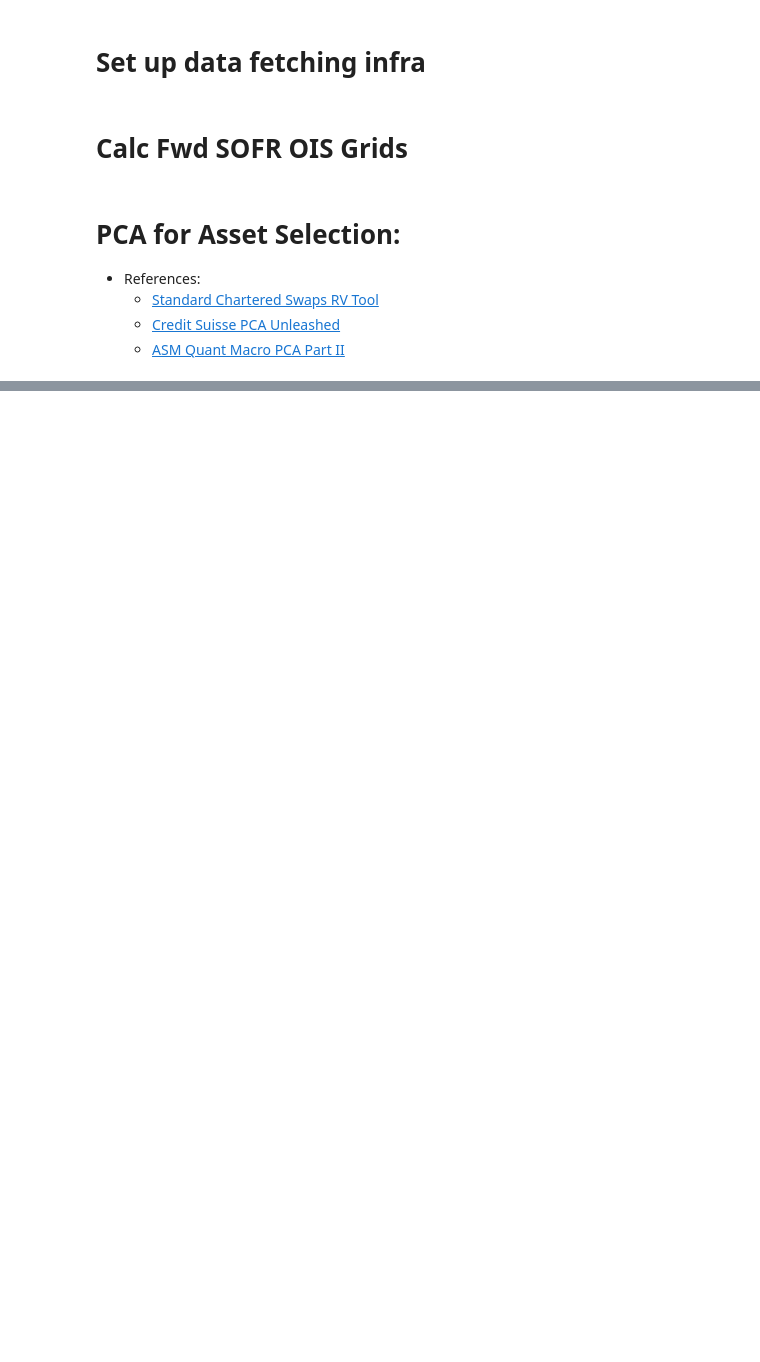
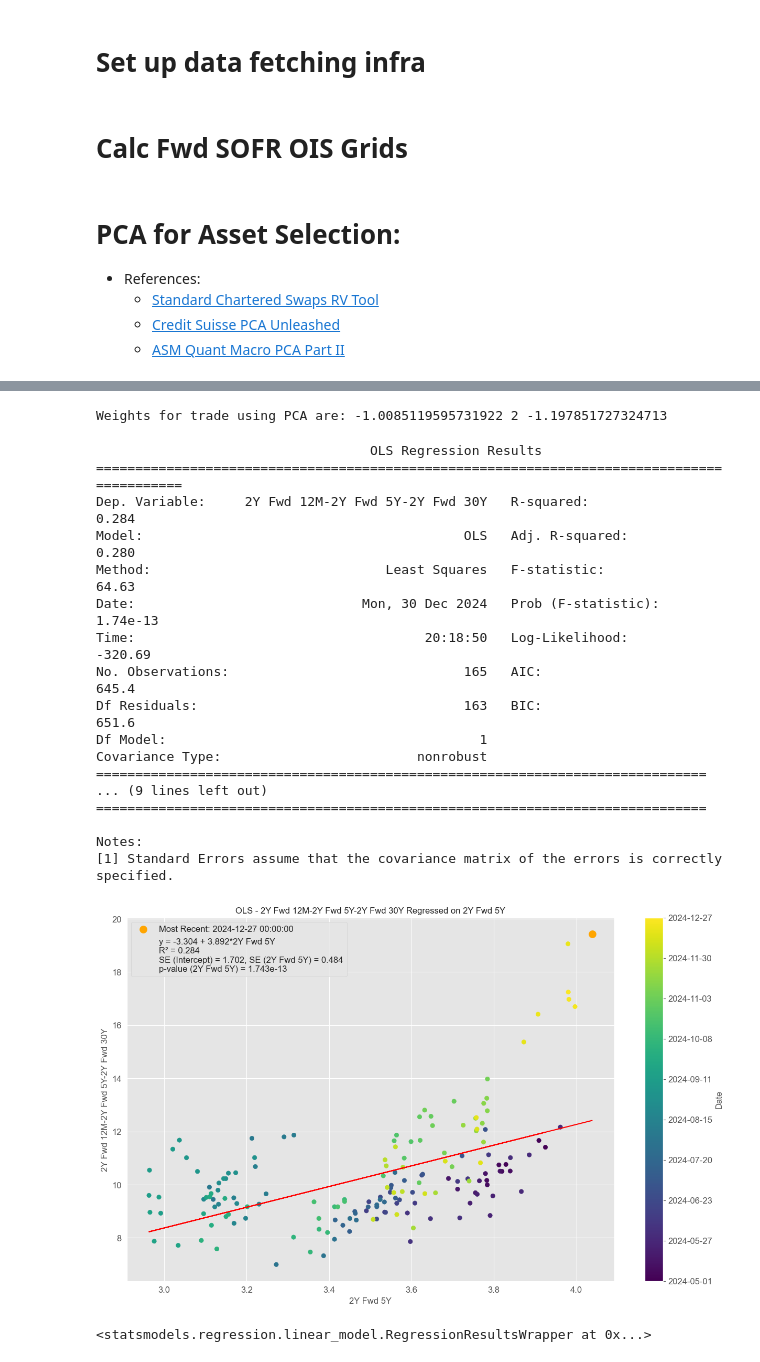
Before and after one commit to pfin/Curvy-CUSIPs, a Jupyter notebook: notebooks/swaps_rv.ipynb, the cells around one changed output, grey strips where cells are left out. Saved outputs shown, nothing was run; the diff lists cells and outputs as text; code cells hidden in the pictures; blank space fills up the shorter version.

```diff
--- a/notebooks/swaps_rv.ipynb
+++ b/notebooks/swaps_rv.ipynb
@@ -8,11 +9,17 @@ from CurvyCUSIPs.CurveDataFetcher import CurveDataFetcher
 from CurvyCUSIPs.S490Swaps import S490Swaps
 from CurvyCUSIPs.USTs import USTs
 from CurvyCUSIPs.utils.pca_utils import calc_pca_loadings_matrix
+from CurvyCUSIPs.utils.regression_utils import (
+        run_basic_linear_regression_df,
+        run_multiple_linear_regression_df,
+        run_basic_linear_regression,
+        plot_residuals_timeseries,
+        modified_partial_regression_fly_plot
+)
 
 from datetime import datetime
-import QuantLib as ql
+import numpy as np
 import pandas as pd
-from sklearn.decomposition import PCA
 from pandas.tseries.offsets import CustomBusinessDay
 from pandas.tseries.holiday import USFederalHolidayCalendar
 from typing import Dict, List
@@ -20,12 +27,12 @@ from typing import Dict, List
 import matplotlib.pyplot as plt
 import matplotlib.pylab as pylab
 plt.style.use('ggplot')
-params = {'legend.fontsize': 'x-large',
-        'figure.figsize': (18, 10),
-        'axes.labelsize': 'x-large',
-        'axes.titlesize':'x-large',
-        'xtick.labelsize':'x-large',
-        'ytick.labelsize':'x-large'}
+params = {'legend.fontsize': 'large',
+        'figure.figsize': (15, 9),
+        'axes.labelsize': 'large',
+        'axes.titlesize':'large',
+        'xtick.labelsize':'large',
+        'ytick.labelsize':'large'}
 pylab.rcParams.update(params)
 
 import os
@@ -155 +166,13 @@ sofr_ois.pca_residual_timeseries_plotter(
 )
+# %%
+timeseries_df = sofr_ois.timeseries_builder(
+    fwd_dict_df=fwd_grid_dict,
+    cols=["10Y Fwd 2Y-10Y Fwd 5Y-10Y Fwd 25Y", "10Y Fwd 2Y-10Y Fwd 25Y", "10Y Fwd 2Y", "10Y Fwd 5Y", "10Y Fwd 25Y"],
+    start_date=datetime(2024, 1, 1),
+    end_date=datetime(2024, 12, 27),
+    tenor_is_df_index=True,
+    scale_curve=True,
+    scale_fly=True,
+    fifty_fifty_fly=True
+)
+timeseries_df
@@ -155,0 +197,34 @@ sofr_ois.pca_residual_timeseries_plotter(
+# %%
+evec = pca_hedge_results["loading_matrix"].values
+w = np.array([-1 / evec[0, 0], 2 / evec[1, 0], -1 / evec[2, 0]])
+print("Weights for trade using PCA are:", 2 * w[0] / w[1], 2, 2 * w[2] / w[1])
+# %% [output]
+Weights for trade using PCA are: -1.0085119595731922 2 -1.197851727324713
+# %%
+run_basic_linear_regression_df(
+    df=timeseries_df,
+    x_col="2Y Fwd 5Y",
+    y_col="2Y Fwd 12M-2Y Fwd 5Y-2Y Fwd 30Y",
+    plot_most_recent=True,
+    date_color_bar=True,
+)
+# %% [output]
+                                   OLS Regression Results
+===========================================================================================
+Dep. Variable:     2Y Fwd 12M-2Y Fwd 5Y-2Y Fwd 30Y   R-squared:                       0.284
+Model:                                         OLS   Adj. R-squared:                  0.280
+Method:                              Least Squares   F-statistic:                     64.63
+Date:                             Mon, 30 Dec 2024   Prob (F-statistic):           1.74e-13
+Time:                                     20:18:50   Log-Likelihood:                -320.69
+No. Observations:                              165   AIC:                             645.4
+Df Residuals:                                  163   BIC:                             651.6
+Df Model:                                        1
+Covariance Type:                         nonrobust
+==============================================================================
+... (9 lines left out)
+==============================================================================
+
+Notes:
+[1] Standard Errors assume that the covariance matrix of the errors is correctly specified.
+[figure, added]
+<statsmodels.regression.linear_model.RegressionResultsWrapper at 0x...>
```
Also changed, not shown: parts of 14 cells of this notebook, 2 other files.
